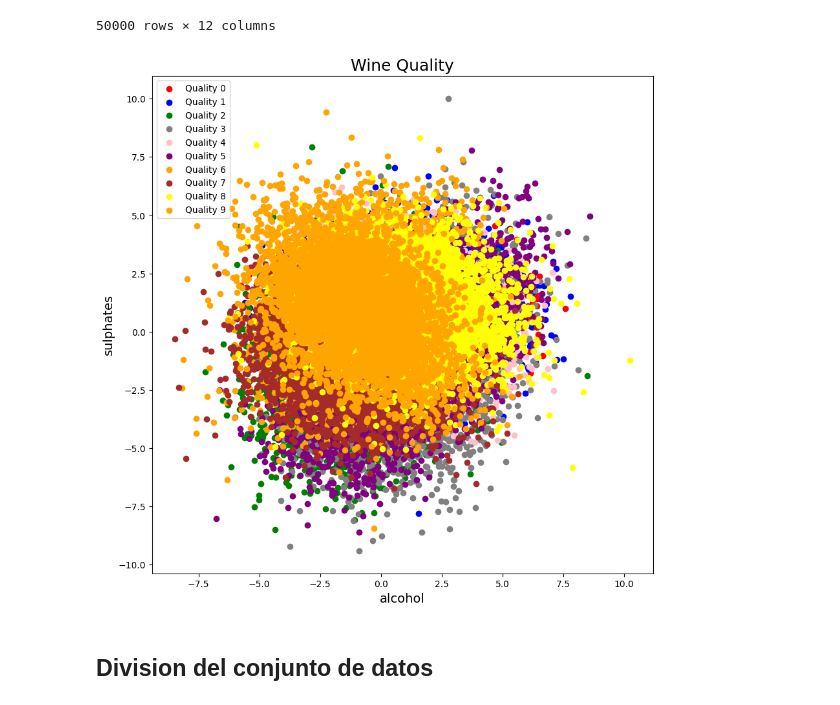
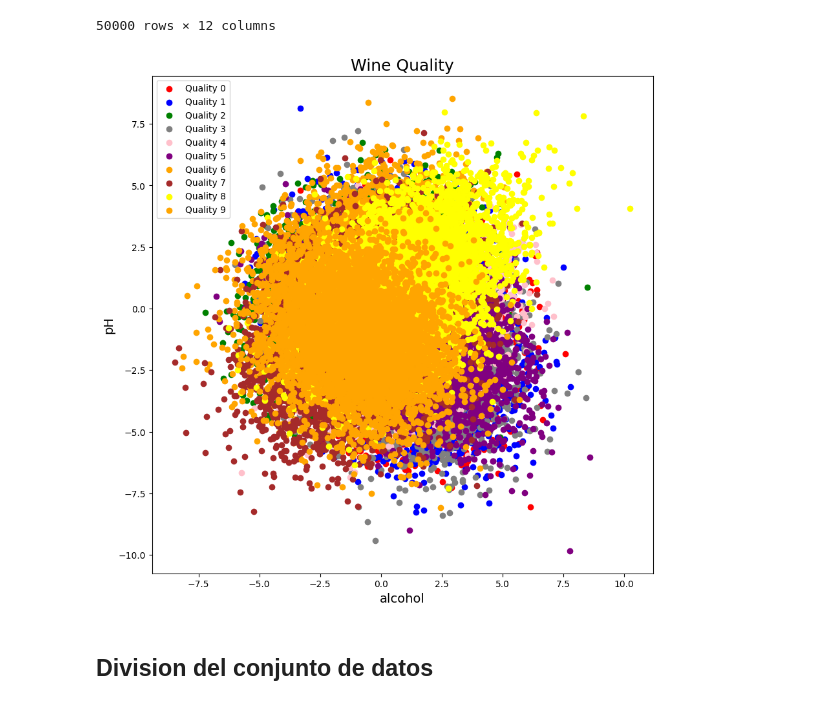
Before and after one commit to cardozoaa/deep-learning, a Jupyter notebook: practico/Practico-Alexander Cardozo.ipynb, the cells around one changed output. Drawn from its saved outputs; the diff is of its cells as text; code cells hidden in the pictures.

```diff
--- a/practico/Practico-Alexander Cardozo.ipynb
+++ b/practico/Practico-Alexander Cardozo.ipynb
@@ -27,17 +27,17 @@ df
 # %%
 colors = ['red', 'blue', 'green', 'grey', 'pink',  'purple', 'orange', 'brown', 'yellow', 'orange']
 fig = plt.figure(figsize=(10, 10))
 for i in range(10):
     plt.scatter(df["alcohol"][df["quality"] == i],
-                df["sulphates"][df["quality"] == i],
+                df["pH"][df["quality"] == i],
                 c=colors[i], label=f"Quality {i}")
 plt.title("Wine Quality", fontsize=18)
 plt.xlabel("alcohol", fontsize=14)
-plt.ylabel("sulphates", fontsize=14)
+plt.ylabel("pH", fontsize=14)
 plt.legend()
 plt.show()
 # %% [output]
-[figure, old version]
+[figure, new version]
 # %% [markdown]
 ## Division del conjunto de datos
 # %%
```
Also changed, not shown: parts of 6 cells of this notebook, 1 other file.
